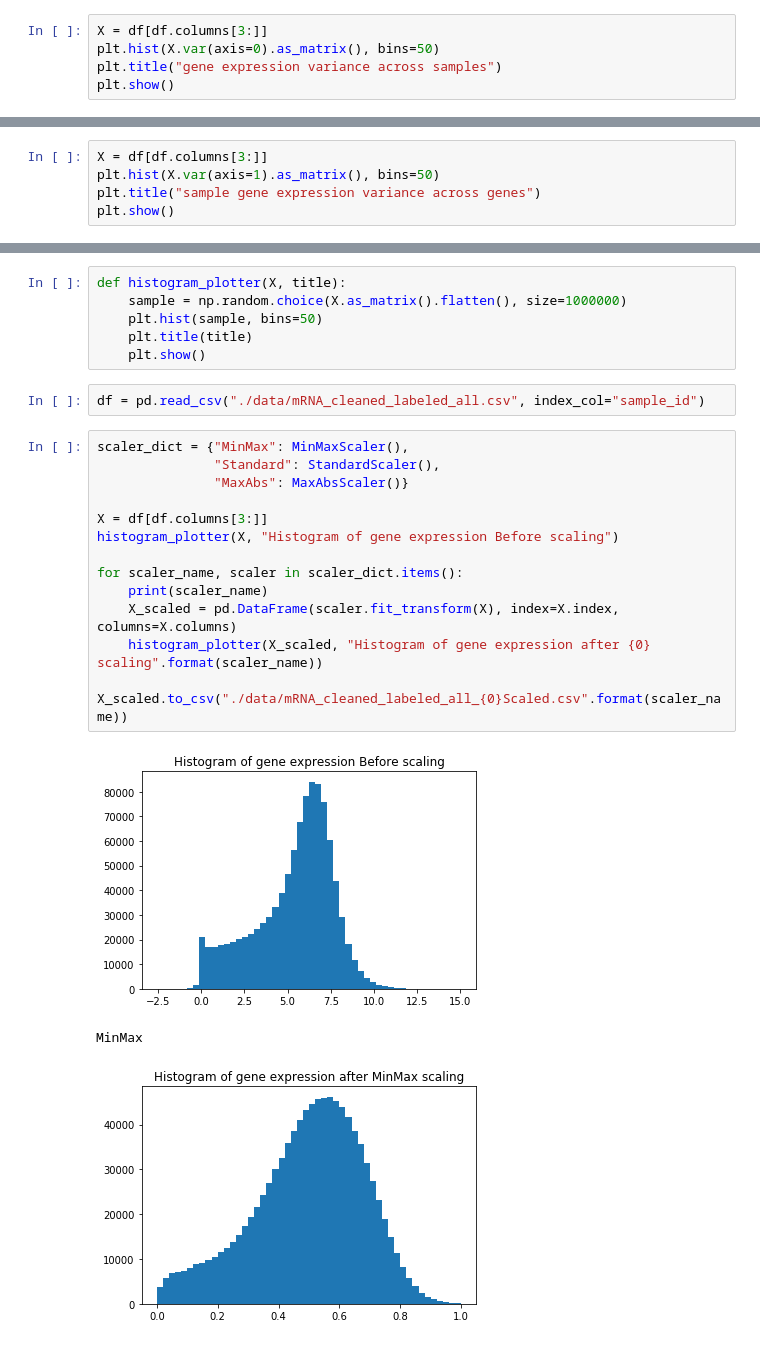
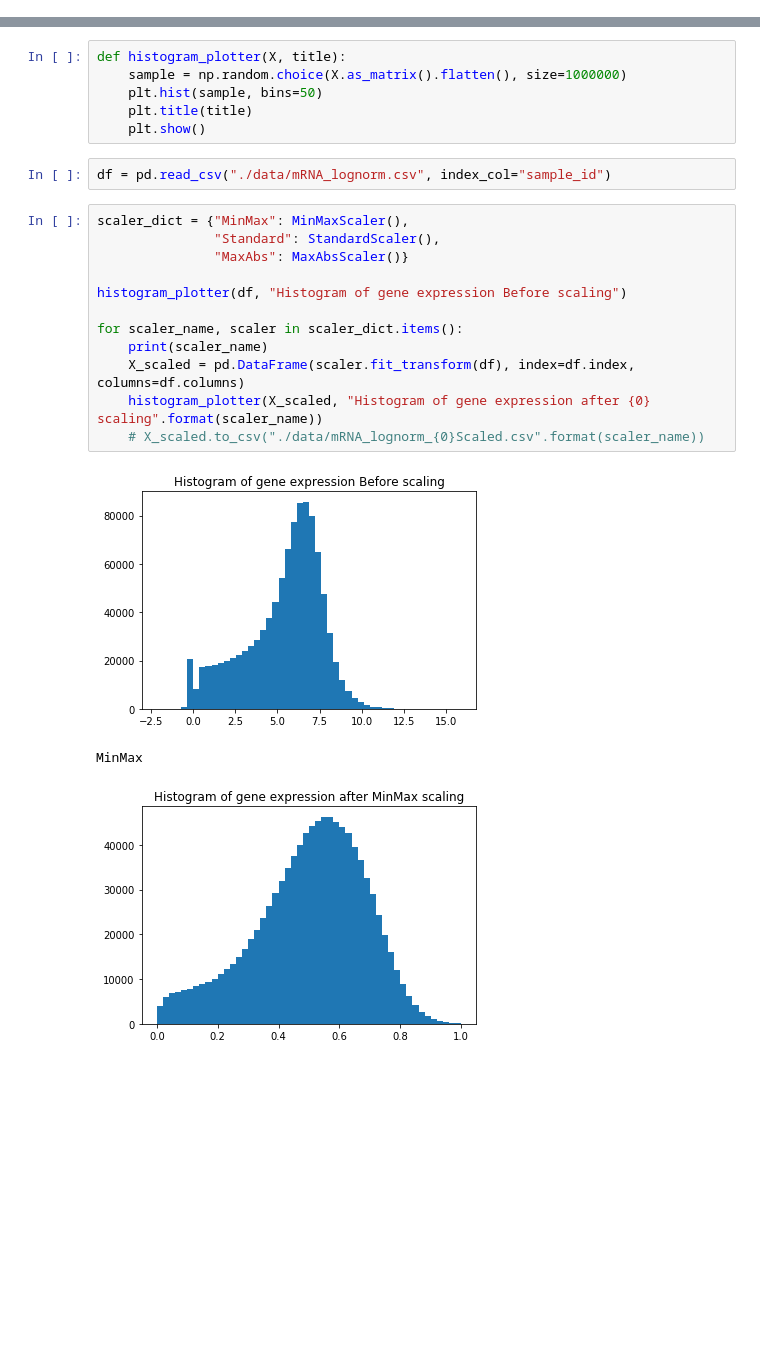
Before and after one commit to jvivian/DeepTCGA, a Jupyter notebook: Preprocessing.ipynb, the cells around one changed output, grey strips where cells are left out. Saved outputs shown, nothing was run; the diff lists cells and outputs as text; blank space fills up the shorter version.

```diff
--- a/Preprocessing.ipynb
+++ b/Preprocessing.ipynb
@@ -183,5 +86,0 @@ df = pd.read_csv("./data/mRNA_cleaned_labeled_all.csv", index_col="sample_id")
-# %%
-X = df[df.columns[3:]]
-plt.hist(X.var(axis=0).as_matrix(), bins=50)
-plt.title("gene expression variance across samples")
-plt.show()
@@ -197,5 +86,0 @@ plt.show()
-# %%
-X = df[df.columns[3:]]
-plt.hist(X.var(axis=1).as_matrix(), bins=50)
-plt.title("sample gene expression variance across genes")
-plt.show()
@@ -229,22 +93,21 @@ def histogram_plotter(X, title):
     plt.title(title)
     plt.show()
 # %%
-df = pd.read_csv("./data/mRNA_cleaned_labeled_all.csv", index_col="sample_id")
+df = pd.read_csv("./data/mRNA_lognorm.csv", index_col="sample_id")
 # %%
 scaler_dict = {"MinMax": MinMaxScaler(),
                "Standard": StandardScaler(),
                "MaxAbs": MaxAbsScaler()}
 
-X = df[df.columns[3:]]
-histogram_plotter(X, "Histogram of gene expression Before scaling")
+histogram_plotter(df, "Histogram of gene expression Before scaling")
 
 for scaler_name, scaler in scaler_dict.items():
     print(scaler_name)
-    X_scaled = pd.DataFrame(scaler.fit_transform(X), index=X.index, columns=X.columns)
+    X_scaled = pd.DataFrame(scaler.fit_transform(df), index=df.index, columns=df.columns)
     histogram_plotter(X_scaled, "Histogram of gene expression after {0} scaling".format(scaler_name))
-    X_scaled.to_csv("./data/mRNA_cleaned_labeled_all_{0}Scaled.csv".format(scaler_name))
+    # X_scaled.to_csv("./data/mRNA_lognorm_{0}Scaled.csv".format(scaler_name))
 # %% [output]
-[figure, old version]
+[figure, new version]
 MinMax
-[figure, old version]
+[figure, new version]
 Standard
```
Also changed, not shown: parts of 50 cells of this notebook.
